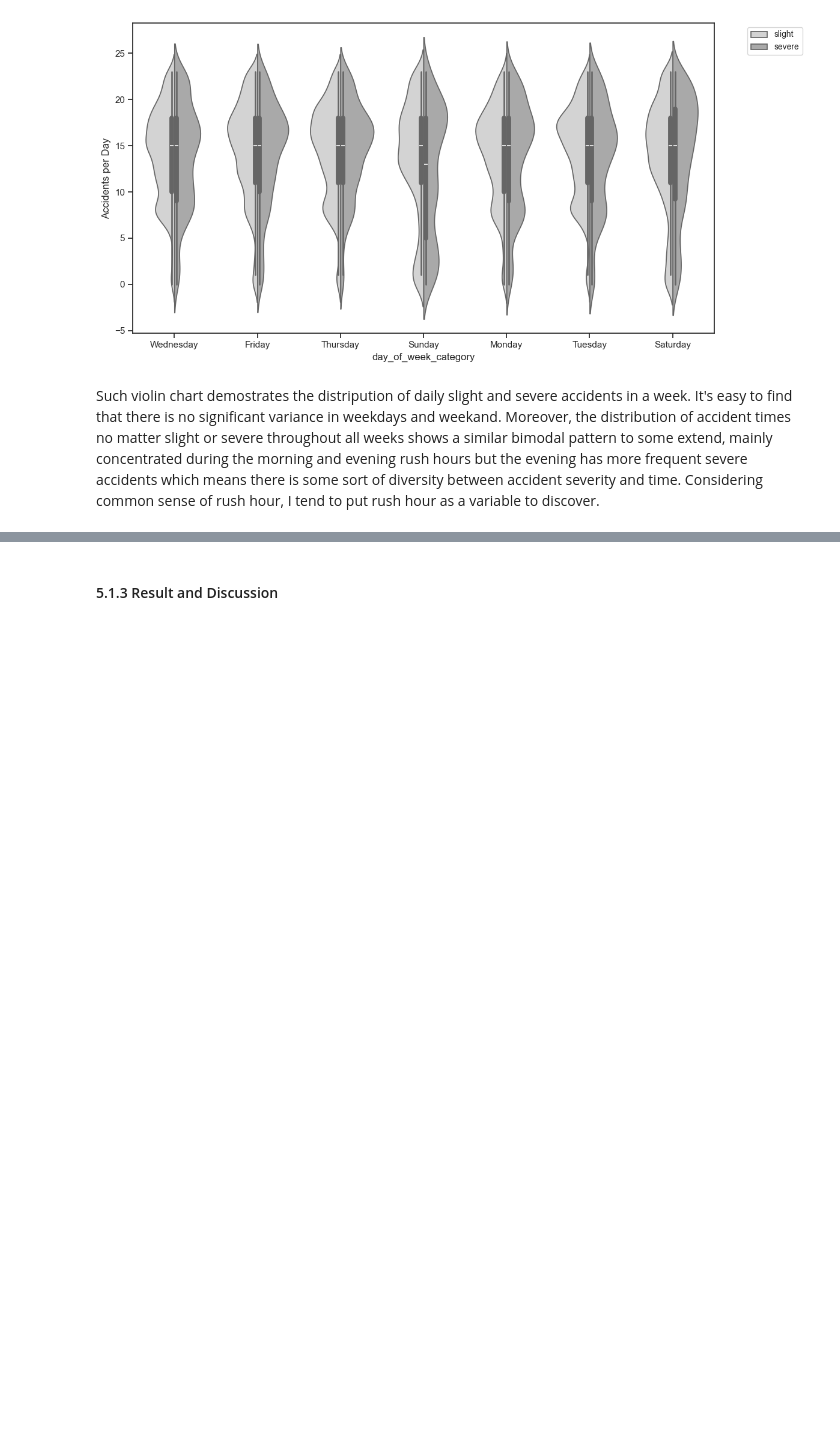
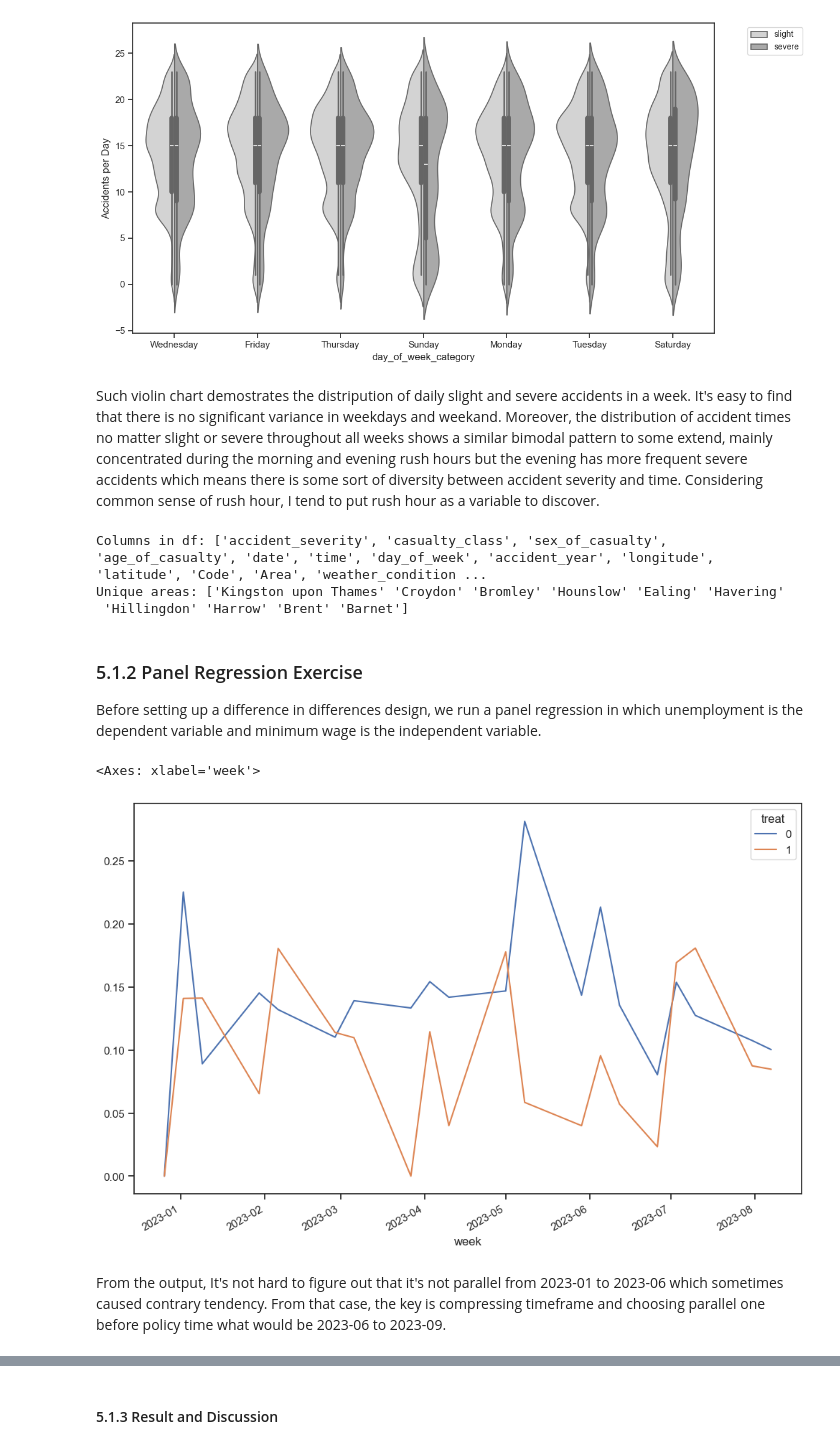
Before and after one commit to Aurora-77777/casa0006, a Jupyter notebook: Template_submission_CASA0006.ipynb, the cells around one changed output, grey strips where cells are left out. Saved outputs shown, nothing was run; the diff lists cells and outputs as text; code cells hidden in the pictures; blank space fills up the shorter version.

```diff
--- a/Template_submission_CASA0006.ipynb
+++ b/Template_submission_CASA0006.ipynb
@@ -843,3 +909,13 @@ plt.show()
 [figure]
 # %% [markdown]
 Such violin chart demostrates the distripution of daily slight and severe accidents in a week. It's easy to find that there is no significant variance in weekdays and weekand. Moreover, the distribution of accident times no matter slight or severe throughout all weeks shows a similar bimodal pattern to some extend, mainly concentrated during the morning and evening rush hours but the evening has more frequent severe accidents which means there is some sort of diversity between accident severity and time.  Considering common sense of rush hour, I tend to put rush hour as a variable to discover.
+# %%
+print("Columns in df:", df.columns.tolist())
+print("Unique areas:", df['Area'].unique()[:10])  # 替换实际列名
+# %% [output]
+Columns in df: ['accident_severity', 'casualty_class', 'sex_of_casualty', 'age_of_casualty', 'date', 'time', 'day_of_week', 'accident_year', 'longitude', 'latitude', 'Code', 'Area', 'weather_condition ...
+Unique areas: ['Kingston upon Thames' 'Croydon' 'Bromley' 'Hounslow' 'Ealing' 'Havering'
+ 'Hillingdon' 'Harrow' 'Brent' 'Barnet']
+# %% [markdown]
+### 5.1.2 Panel Regression Exercise
+Before setting up a difference in differences design, we run a panel regression in which unemployment is the dependent variable and minimum wage is the independent variable.
@@ -845,0 +1011,10 @@ Such violin chart demostrates the distripution of daily slight and severe accide
+# %%
+df_pre = df_matched[df_matched['date'] < policy_day]
+df_pre['week'] = df_pre['date'].dt.to_period('W').dt.start_time
+weekly_pre = df_pre.groupby(['week','treat'])['severity_code'].mean().unstack('treat')
+weekly_pre.plot()
+# %% [output]
+<Axes: xlabel='week'>
+[figure, added]
+# %% [markdown]
+From the output, It's not hard to figure out that it's not parallel from 2023-01 to 2023-06 which sometimes caused contrary tendency. From that case, the key is compressing timeframe and choosing parallel one before policy time what would be 2023-06 to 2023-09.
```
Also changed, not shown: parts of 20 cells of this notebook, 1 other file.
